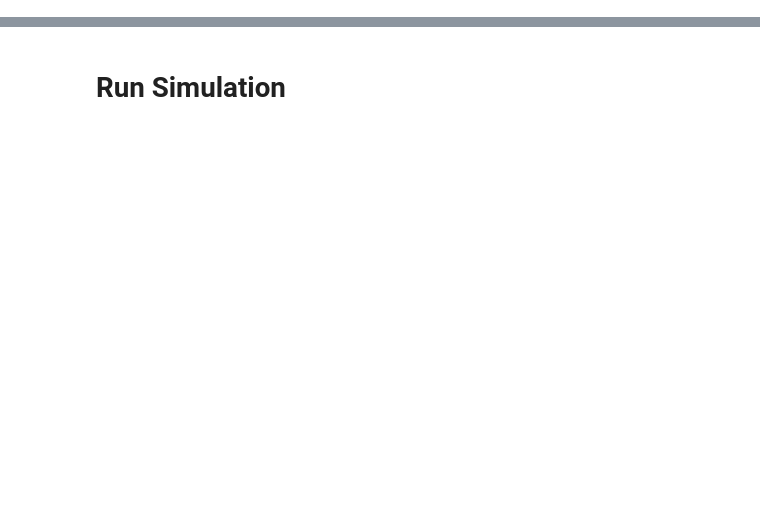
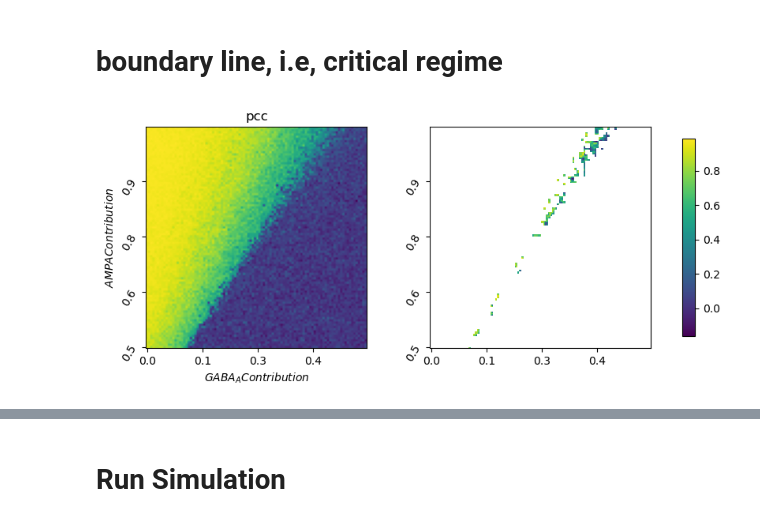
Before and after one commit to lepodl/CriticalNN, a Jupyter notebook: notebook/fig1.ipynb, the cells around one changed output, grey strips where cells are left out. Cells and saved outputs as stored; diff of their text form; code cells hidden in the pictures; blank space fills up the shorter version.

```diff
--- a/notebook/fig1.ipynb
+++ b/notebook/fig1.ipynb
@@ -15,7 +15,7 @@ def plot2d(data, xrange, yrange, emphasise_range=None, name="fr"):
     if emphasise_range is None:
         raise ValueError
     else:
-        fig= plt.figure(figsize=(5, 3), dpi=300)
+        fig= plt.figure(figsize=(8, 5), dpi=100)
         ax = []
         ax.append(fig.add_axes([0.05, 0.1, 0.35, 0.8]))
         ax.append(fig.add_axes([0.5, 0.1, 0.35, 0.8]))
@@ -34,8 +34,8 @@ def plot2d(data, xrange, yrange, emphasise_range=None, name="fr"):
         ax[i].invert_yaxis()
         ax[i].set_xticks(xticks)
         ax[i].set_xticklabels([f'{data:.1f}' for data in xrange[xticks]], )
-    ax[0].set_ylabel(r"$AMPA$")
-    ax[0].set_xlabel(r"$GABA_{A}$")
+    ax[0].set_ylabel(r"$AMPA Contribution$")
+    ax[0].set_xlabel(r"$GABA_{A} Contribution$")
     ax[0].set_title(name)
     return fig
 
@@ -54,3 +54,14 @@ def arg_percentile(series, x):
         if np.abs(a-b) <= 0.000001:
             break
     return m
+
+def index2param(xrange, yrange, index, *args):
+    a, b , c, d = args
+    ampa_contribution = xrange[index[0]]
+    gabaA_contribution = yrange[index[1]]
+    ampa = ampa_contribution / a
+    nmda = (1 - ampa_contribution) / b
+    gabaA = gabaA_contribution / c
+    gabaB = (1 - gabaA_contribution) / d
+    param = np.array([ampa, nmda, gabaA, gabaB])
+    return param
@@ -120,0 +295,7 @@ fig.savefig("DTV_version1.png")
+# %% [markdown]
+# boundary line, i.e, critical regime
+# %%
+emphasise_range = (0.3, 0.6)
+fig = plot2d(pcc, gabaA_contribution, ampa_contribution, emphasise_range, "pcc")
+# %% [output]
+[figure, added]
```
Also changed, not shown: parts of 15 cells of this notebook, 28 other files.
